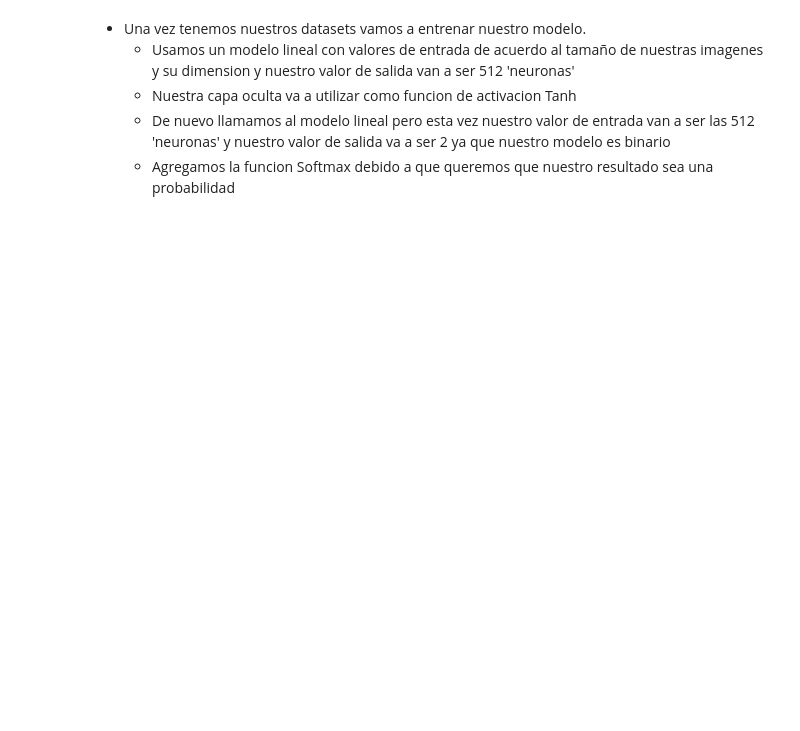
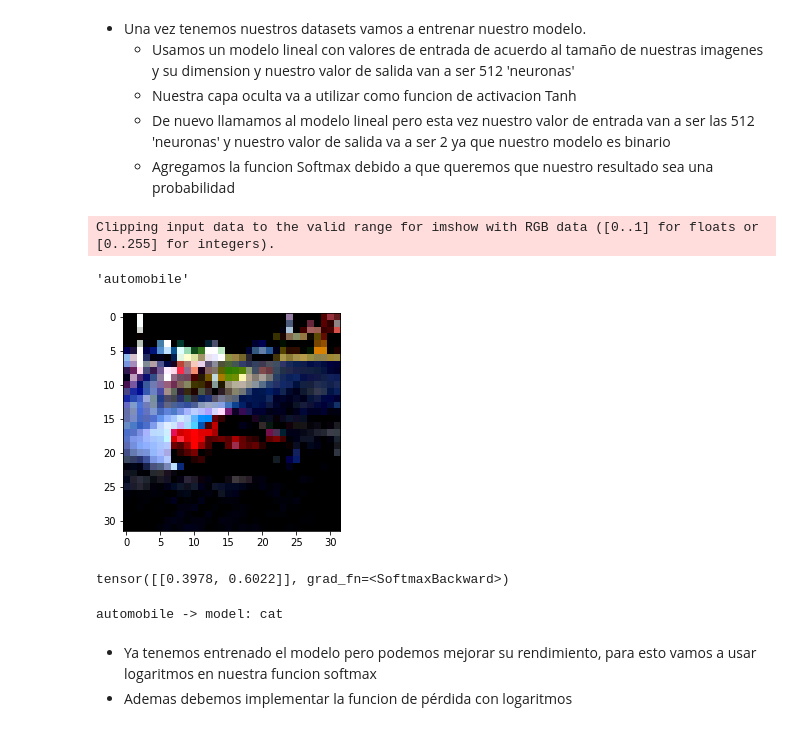
Before and after one commit to Nyota-Lab/torch, a Jupyter notebook: Modelo_de_Clasificacion_de_Imágenes.ipynb, the cells around one changed output. Cells and saved outputs as stored; diff of their text form; code cells hidden in the pictures; blank space fills up the shorter version.

Commit message:
Mejoras al modelo de reconocimiento de imágenes

```diff
--- a/Modelo_de_Clasificacion_de_Imágenes.ipynb
+++ b/Modelo_de_Clasificacion_de_Imágenes.ipynb
@@ -68,12 +82,23 @@ model = nn.Sequential(
           nn.Softmax(dim=1)
 )
 # %%
-img, label = data_set[30]
+img, label = data_set[20]
 plt.imshow(img.permute(1,2,0))
 class_name[label]
+# %% [output]
+Clipping input data to the valid range for imshow with RGB data ([0..1] for floats or [0..255] for integers).
+'automobile'
+[figure, added]
 # %%
 out = model(img.view(-1).unsqueeze(0))
 out
+# %% [output]
+tensor([[0.3978, 0.6022]], grad_fn=<SoftmaxBackward>)
 # %%
 _, index = torch.max(out, dim=1)
 print( class_name[label], '->', 'model:', class_name[index])
+# %% [output]
+automobile -> model: cat
+# %% [markdown]
+* Ya tenemos entrenado el modelo pero podemos mejorar su rendimiento, para esto vamos a usar logaritmos en nuestra funcion softmax
+* Ademas debemos implementar la funcion de pérdida con logaritmos
```
Also changed, not shown: parts of 17 cells of this notebook.
